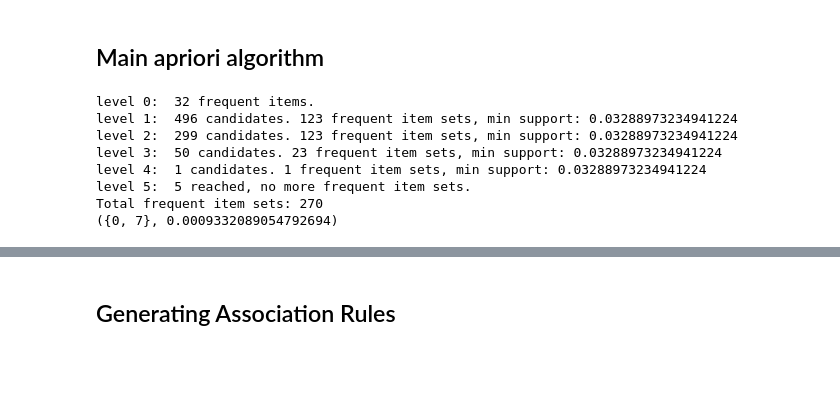
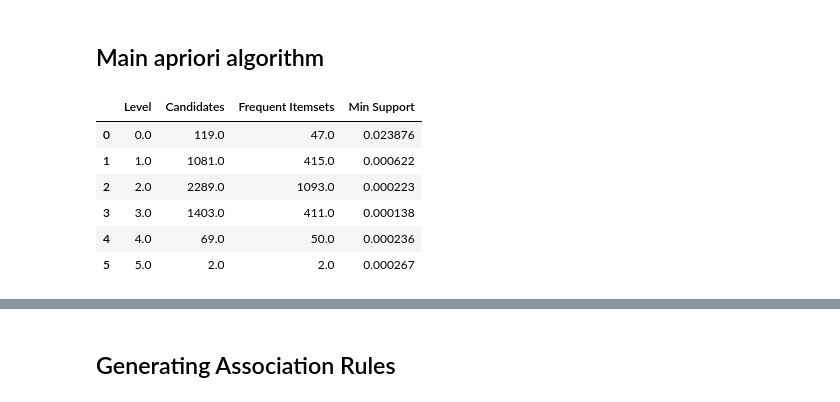
Before and after one commit to mehdidhammou/apriori-python, a Jupyter notebook: apriori.ipynb, the cells around one changed output, grey strips where cells are left out. Drawn from its saved outputs; the diff is of its cells as text; code cells hidden in the pictures; blank space fills up the shorter version.

```diff
--- a/apriori.ipynb
+++ b/apriori.ipynb
@@ -265,55 +222,47 @@ Test cases for pruning passed!
 # %% [markdown]
 ## Main apriori algorithm
 # %%
-from collections import defaultdict
+def apriori(df: pd.DataFrame, trimmed_mean_fraction=0.1):
+    frequent_item_sets = defaultdict(list)
+    history = pd.DataFrame(columns=["Level", "Candidates", "Frequent Itemsets", "Min Support"])
 
+    means = df.mean()
+    min_support = trim_mean(means, proportiontocut=trimmed_mean_fraction)
 
-def apriori(df: pd.DataFrame):
-
-    frequent_item_sets = defaultdict(list)
-
-    print("level 0: ", end=" ")
-    means = df.mean()
-    min_support = means.mean()
-    # first level candidates are the items themselves, filter them by min_support
     for i, support in enumerate(means[means >= min_support]):
         frequent_item_sets[0].append(({i}, support))
 
-    print(f"{len(frequent_item_sets[0])} frequent items.")
+    # Add the first row using loc
+    history.loc[len(history)] = [0, len(df.columns), len(frequent_item_sets[0]), min_support]
 
     total_itemsets = 0
     for level in range(1, len(df.columns)):
-        print(f"level {level}: ", end=" ")
 
-        current_level_candidates = generate_candidate_item_sets(
-            frequent_item_sets, level
-        )
+        current_level_candidates = generate_candidate_item_sets(frequent_item_sets, level)
 
         if len(current_level_candidates) == 0:
-            print(f"{level} reached, no more frequent item sets.")
             break
-        else:
-            print(f"{len(current_level_candidates)} candidates.", end=" ")
 
-        frequent_item_sets[level] = prune_candidates(df, current_level_candidates)
+        frequent_item_sets[level], trimmed_mean_support = prune_candidates(
+            df, current_level_candidates, trimmed_mean_fraction
+        )
+        num_frequent_itemsets = len(frequent_item_sets[level])
+        total_itemsets += num_frequent_itemsets
 
-        total_itemsets += len(frequent_item_sets[level])
+        # Add each level's data to history using loc
+        history.loc[len(history)] = [level, len(current_level_candidates), num_frequent_itemsets, trimmed_mean_support]
 
-        print(
-            f"{len(frequent_item_sets[level])} frequent item sets, min support: {min_support}"
-        )
-
-    print(f"Total frequent item sets: {total_itemsets}")
-    return frequent_item_sets
+    return frequent_item_sets, history
-# %%
-frequent_item_sets = apriori(df)
-# %% [output]
-level 0:  32 frequent items.
-level 1:  496 candidates. 123 frequent item sets, min support: 0.03288973234941224
-level 2:  299 candidates. 123 frequent item sets, min support: 0.03288973234941224
-level 3:  50 candidates. 23 frequent item sets, min support: 0.03288973234941224
-level 4:  1 candidates. 1 frequent item sets, min support: 0.03288973234941224
-level 5:  5 reached, no more frequent item sets.
-Total frequent item sets: 270
-({0, 7}, 0.0009332089054792694)
+# %%
+trimmed_mean = 0.1
+frequent_item_sets, history = apriori(df, trimmed_mean)
+history
+# %% [output]
+|  | Level | Candidates | Frequent Itemsets | Min Support |
+| 0 | 0.0 | 119.0 | 47.0 | 0.023876 |
+| 1 | 1.0 | 1081.0 | 415.0 | 0.000622 |
+| 2 | 2.0 | 2289.0 | 1093.0 | 0.000223 |
+| 3 | 3.0 | 1403.0 | 411.0 | 0.000138 |
+| 4 | 4.0 | 69.0 | 50.0 | 0.000236 |
+| 5 | 5.0 | 2.0 | 2.0 | 0.000267 |
 # %%
```
Also changed, not shown: parts of 8 cells of this notebook, 2 other files.
